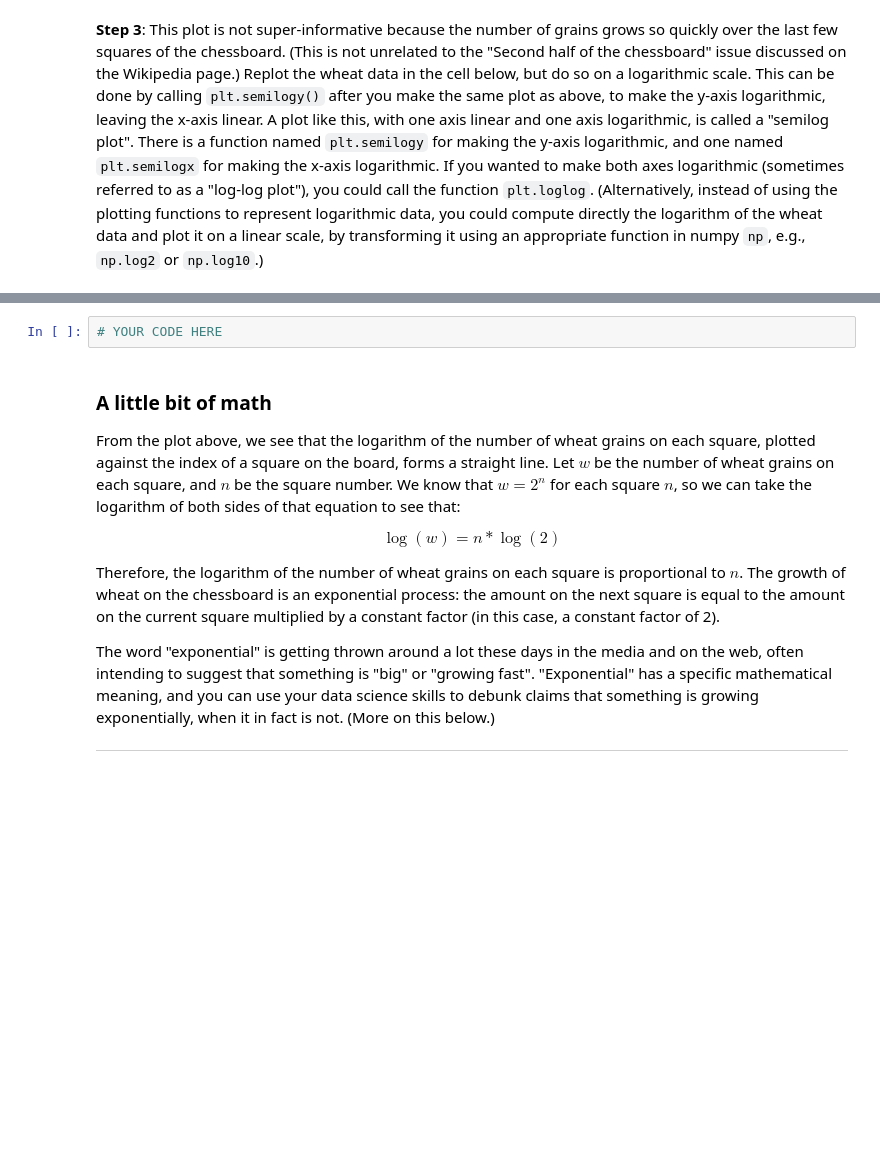
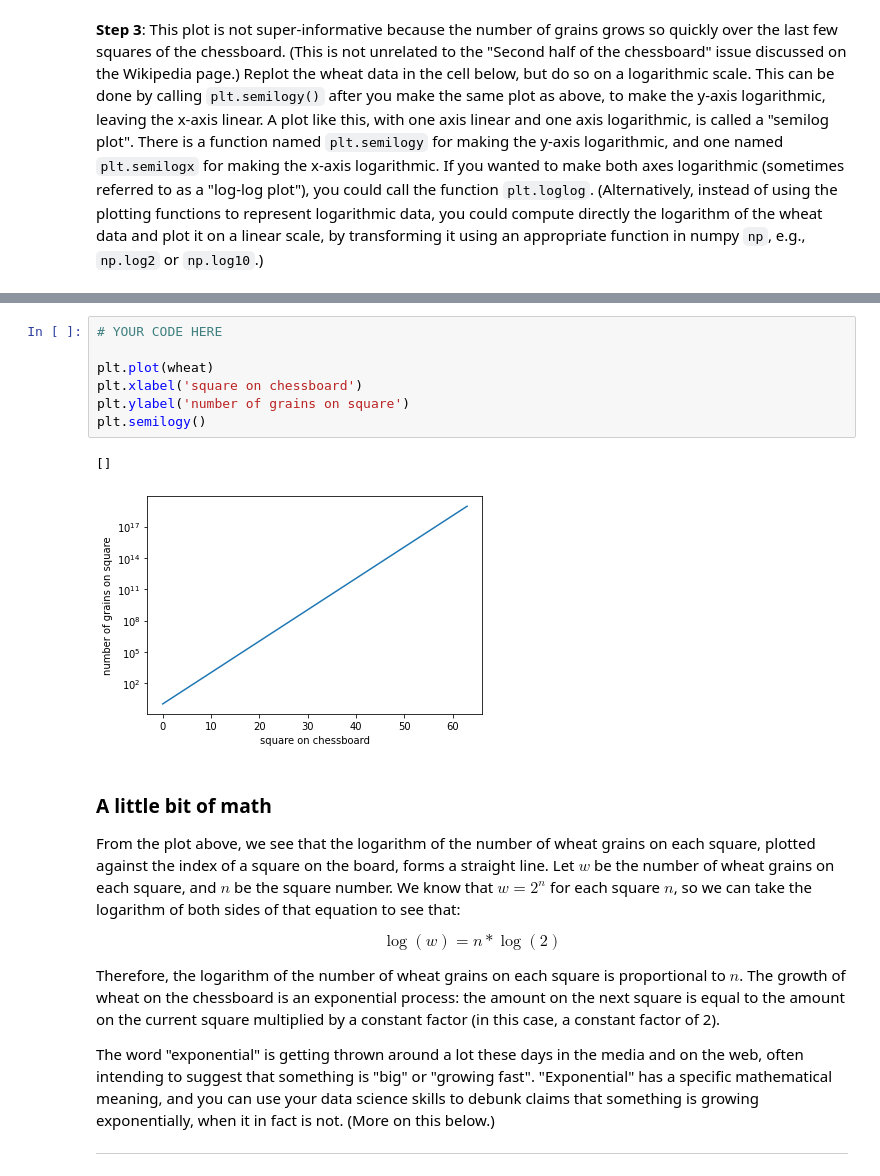
Before and after one commit to StarPerfect/Cornell, a Jupyter notebook: SampleJupyterNotebooksSession.ipynb, the cells around one changed output, grey strips where cells are left out. Drawn from its saved outputs; the diff is of its cells as text; blank space fills up the shorter version.

```diff
--- a/SampleJupyterNotebooksSession.ipynb
+++ b/SampleJupyterNotebooksSession.ipynb
@@ -50,8 +57,16 @@ Your plot should look like this:
 
 This cell is worth 20% of the grade for this assignment. <i>Note: a self-check will not accompany this assignment</i><br>
 Your plot should look like this: <br><img src="SessionStep3.png" width=400 height=400 align="left"/>
-# %%
-# YOUR CODE HERE
+# %%
+# YOUR CODE HERE
+
+plt.plot(wheat)
+plt.xlabel('square on chessboard')
+plt.ylabel('number of grains on square')
+plt.semilogy()
+# %% [output]
+[]
+[figure, added]
 # %% [markdown]
 ### A little bit of math
 
```
Also changed, not shown: parts of 12 cells of this notebook.
